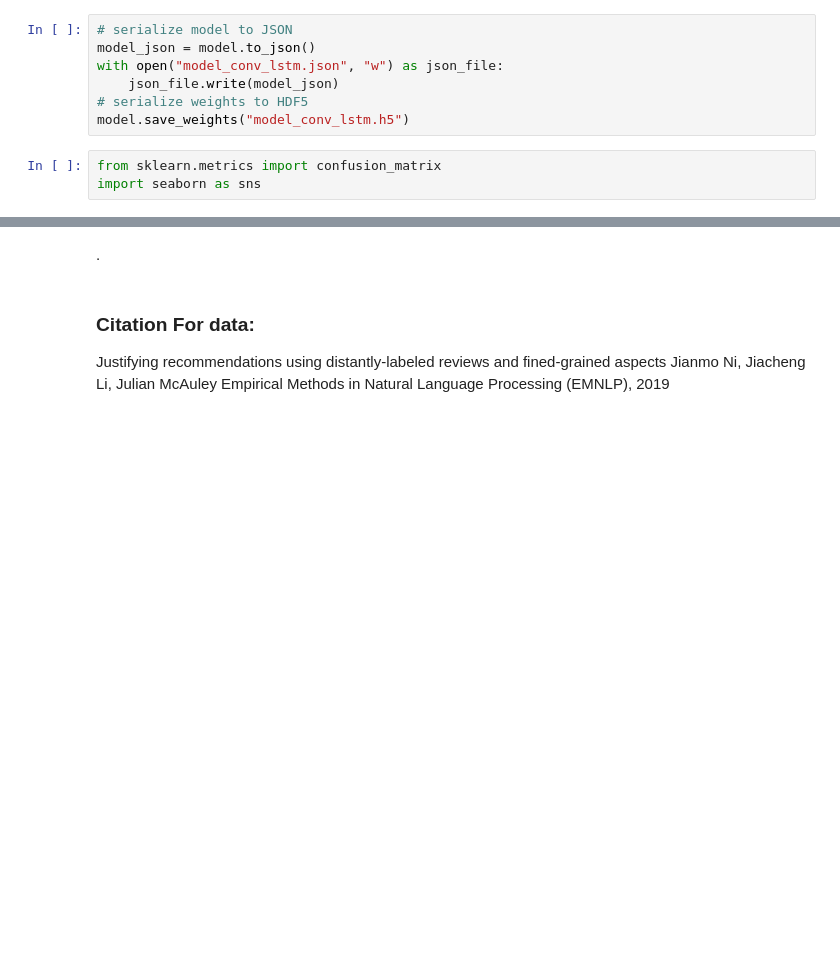
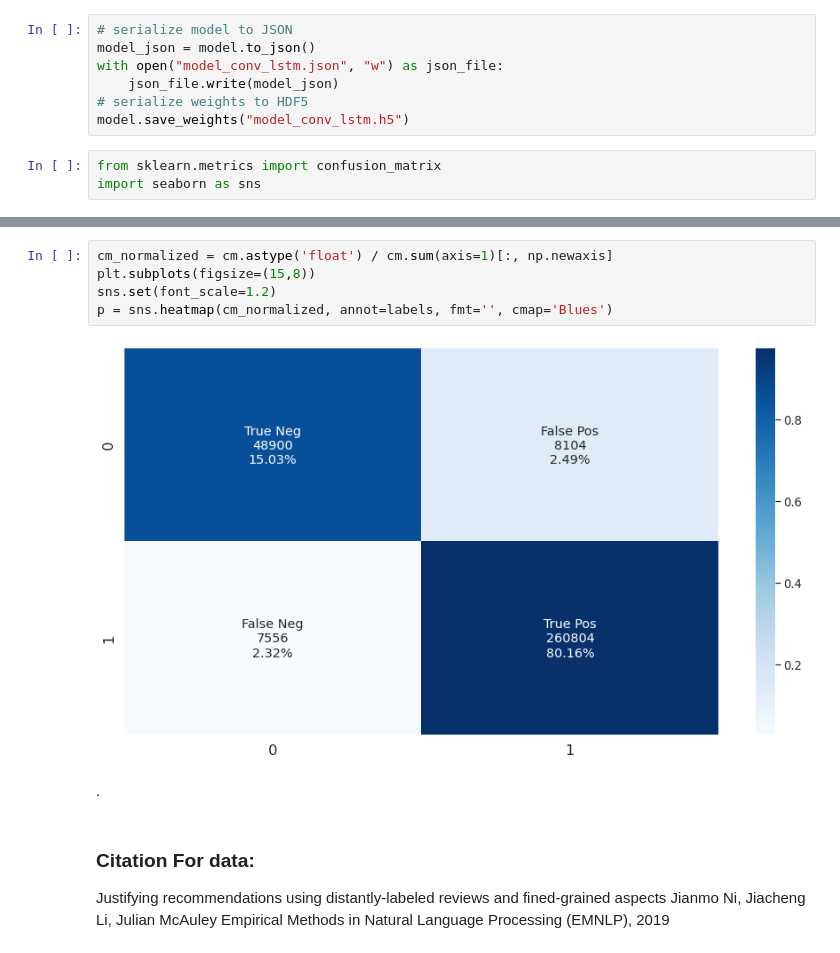
Before and after one commit to sciarrilli/TOOL1_FINAL_PROJECT, a Jupyter notebook: dst_final_project_notebook.ipynb, the cells around one changed output, grey strips where cells are left out. Drawn from its saved outputs; the diff is of its cells as text; blank space fills up the shorter version.

```diff
--- a/dst_final_project_notebook.ipynb
+++ b/dst_final_project_notebook.ipynb
@@ -527,3 +527,10 @@ p = sns.heatmap(cm, annot=labels, fmt='', cmap='Blues')
+# %%
+cm_normalized = cm.astype('float') / cm.sum(axis=1)[:, np.newaxis]
+plt.subplots(figsize=(15,8))
+sns.set(font_scale=1.2)
+p = sns.heatmap(cm_normalized, annot=labels, fmt='', cmap='Blues')
+# %% [output]
+[figure, added]
 # %% [markdown]
 .
 # %% [markdown]
```
Also changed, not shown: parts of 2 cells of this notebook.
